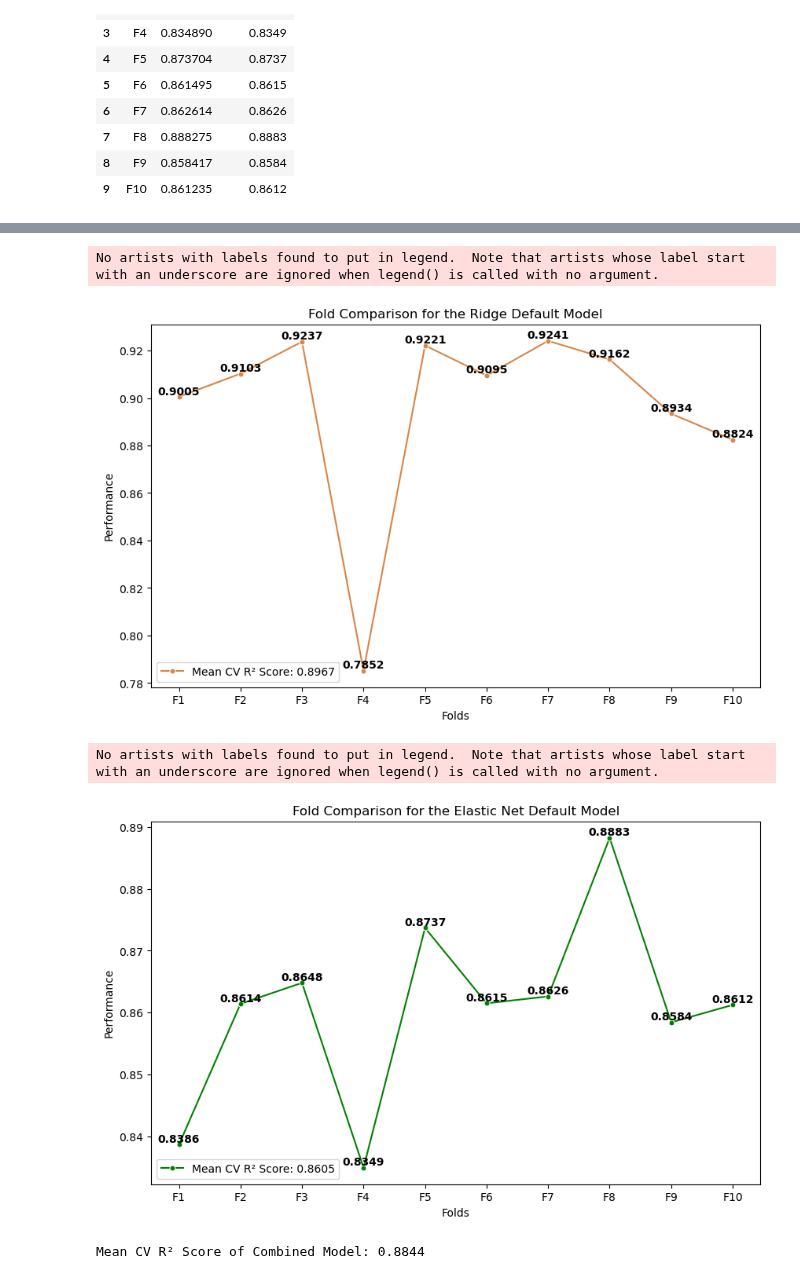
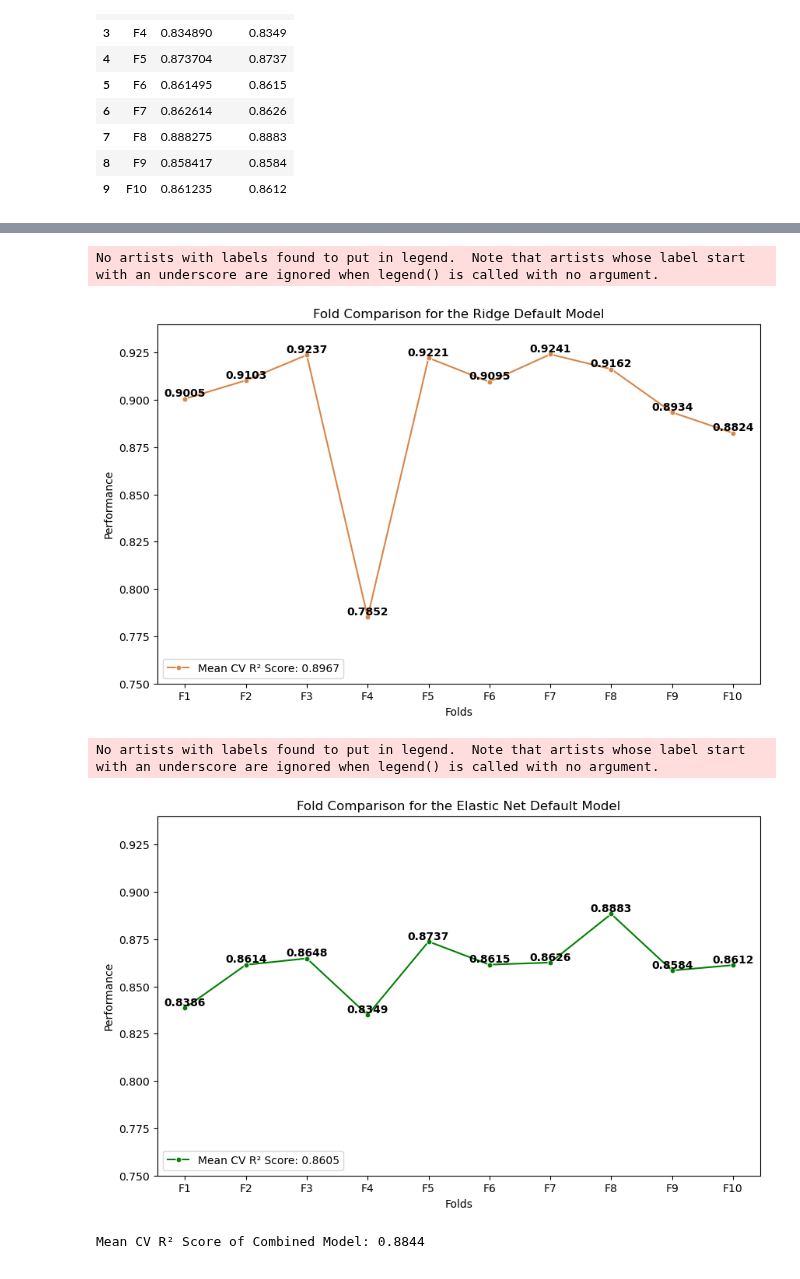
Before and after one commit to dimmediato/ML_Ames_Housing, a Jupyter notebook: Pipeline Python Final/Regression_Models.ipynb, the cells around one changed output, grey strips where cells are left out. Saved outputs shown, nothing was run; the diff lists cells and outputs as text; code cells hidden in the pictures.

```diff
--- a/Pipeline Python Final/Regression_Models.ipynb
+++ b/Pipeline Python Final/Regression_Models.ipynb
@@ -244,6 +246,7 @@ plt.xlabel('Folds')
 plt.ylabel('Performance')
 plt.title('Fold Comparison for the Ridge Default Model')
 plt.legend(markerscale=10)
+plt.ylim(.75, .94)
 
 palette = ['black', 'black', 'black', 'black', 'black','black', 'black', 'black', 'black', 'black']
 
@@ -254,30 +257,31 @@ plt.legend(labels=['Mean CV R² Score: 0.8967'], loc='lower left')
 plt.show()
 # %% [output]
 No artists with labels found to put in legend.  Note that artists whose label start with an underscore are ignored when legend() is called with no argument.
-[figure, old version]
+[figure, new version]
 # %%
 import seaborn as sns
 import matplotlib.pyplot as plt
 plt.rcParams['lines.markersize'] = 5
 
 # Create the boxplot
 plt.figure(figsize=(10, 6))
 sns.lineplot(data=elastic_df, x="Fold", y="Score", color='#008000', marker="o")
 plt.xlabel('Folds')
 plt.ylabel('Performance')
 plt.title('Fold Comparison for the Elastic Net Default Model')
 plt.legend(markerscale=10)
+plt.ylim(.75, .94)
 
 palette = ['black', 'black', 'black', 'black', 'black','black', 'black', 'black', 'black', 'black']
 
 for line in range(0,elastic_df.shape[0]):
      plt.text(elastic_df.Fold[line], elastic_df.mark_value[line], elastic_df.mark_value[line], horizontalalignment='center', verticalalignment ='bottom', size='medium', color='black', weight='semibold')
 
 plt.legend(labels=['Mean CV R² Score: 0.8605'], loc='lower left')
 plt.show()
 # %% [output]
 No artists with labels found to put in legend.  Note that artists whose label start with an underscore are ignored when legend() is called with no argument.
-[figure, old version]
+[figure, new version]
 # %%
 pd.set_option('display.max_rows', 500)
 scores = []
```
Also changed, not shown: parts of 8 cells of this notebook, 2 other files.
